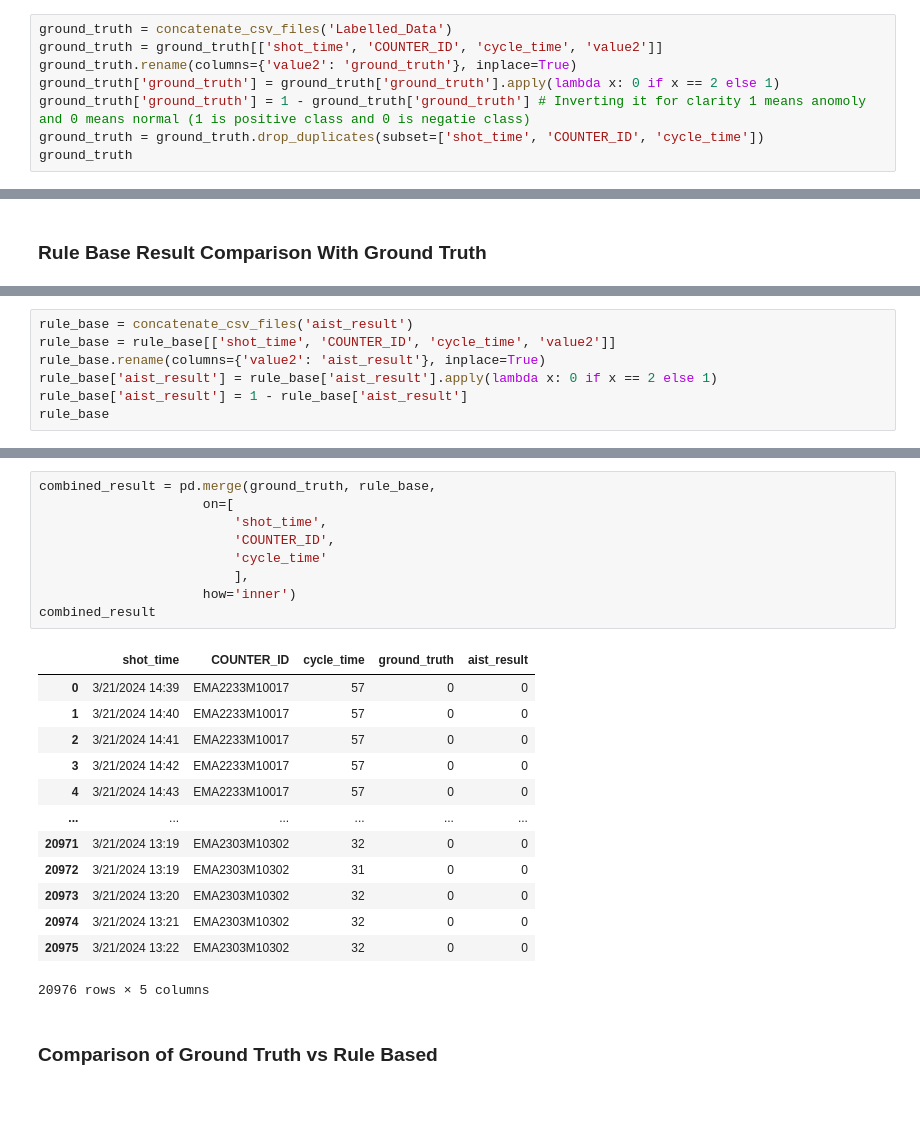
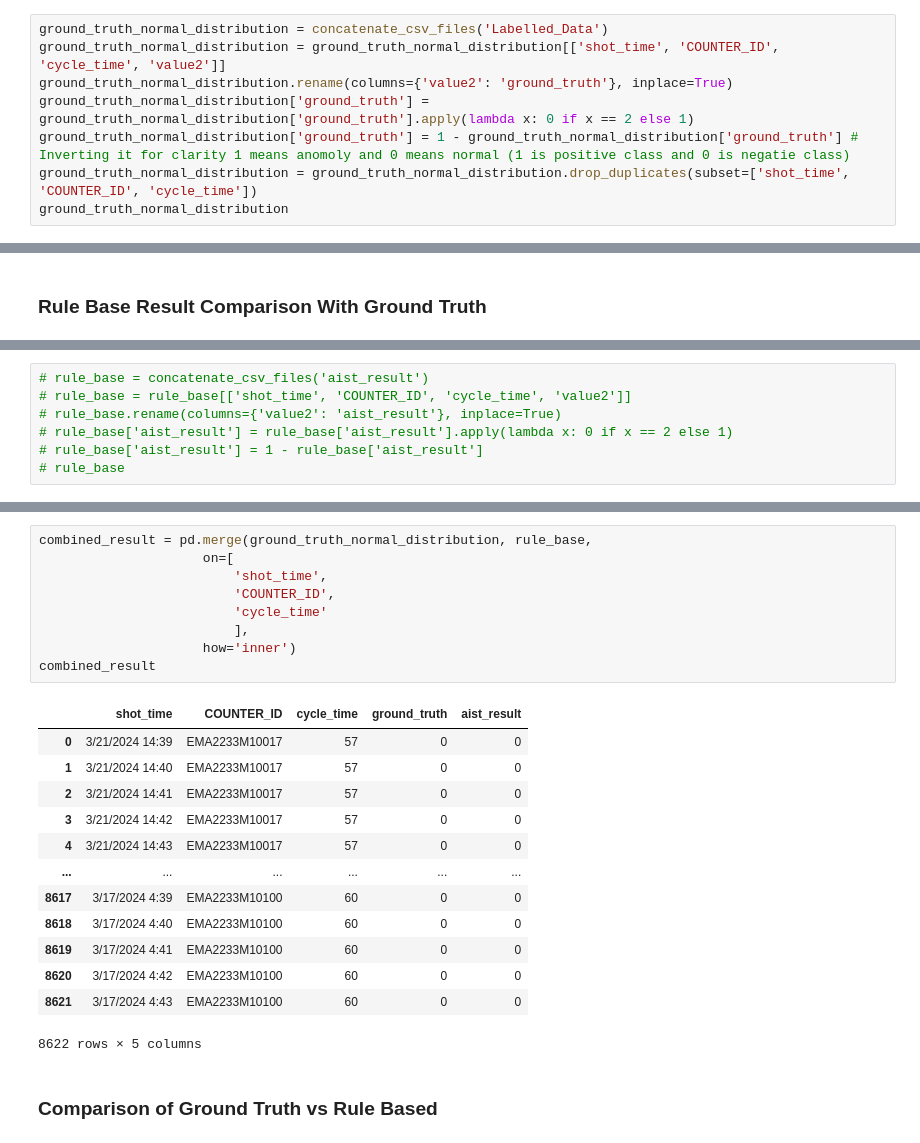
Before and after one commit to uikram/AnomolyDetection, a Jupyter notebook: result_analysis.ipynb, the cells around one changed output, grey strips where cells are left out. Cells and saved outputs as stored; diff of their text form; blank space fills up the shorter version.

```diff
--- a/result_analysis.ipynb
+++ b/result_analysis.ipynb
@@ -28,13 +30,13 @@ def concatenate_csv_files(folder_path):
 # %% [markdown]
 ### Create Ground Truth
 # %%
-ground_truth = concatenate_csv_files('Labelled_Data')
-ground_truth = ground_truth[['shot_time', 'COUNTER_ID', 'cycle_time', 'value2']]
-ground_truth.rename(columns={'value2': 'ground_truth'}, inplace=True)
-ground_truth['ground_truth'] = ground_truth['ground_truth'].apply(lambda x: 0 if x == 2 else 1)
-ground_truth['ground_truth'] = 1 - ground_truth['ground_truth'] # Inverting it for clarity 1 means anomoly and 0 means normal (1 is positive class and 0 is negatie class)
-ground_truth = ground_truth.drop_duplicates(subset=['shot_time', 'COUNTER_ID', 'cycle_time'])
-ground_truth
+ground_truth_normal_distribution = concatenate_csv_files('Labelled_Data')
+ground_truth_normal_distribution = ground_truth_normal_distribution[['shot_time', 'COUNTER_ID', 'cycle_time', 'value2']]
+ground_truth_normal_distribution.rename(columns={'value2': 'ground_truth'}, inplace=True)
+ground_truth_normal_distribution['ground_truth'] = ground_truth_normal_distribution['ground_truth'].apply(lambda x: 0 if x == 2 else 1)
+ground_truth_normal_distribution['ground_truth'] = 1 - ground_truth_normal_distribution['ground_truth'] # Inverting it for clarity 1 means anomoly and 0 means normal (1 is positive class and 0 is negatie class)
+ground_truth_normal_distribution = ground_truth_normal_distribution.drop_duplicates(subset=['shot_time', 'COUNTER_ID', 'cycle_time'])
+ground_truth_normal_distribution
 # %% [output]
 |  | shot_time | COUNTER_ID | cycle_time | ground_truth |
 | 0 | 3/21/2024 14:39 | EMA2233M10017 | 57 | 0 |
@@ -54,10 +78,10 @@ ground_truth
 # %%
-rule_base = concatenate_csv_files('aist_result')
-rule_base = rule_base[['shot_time', 'COUNTER_ID', 'cycle_time', 'value2']]
-rule_base.rename(columns={'value2': 'aist_result'}, inplace=True)
-rule_base['aist_result'] = rule_base['aist_result'].apply(lambda x: 0 if x == 2 else 1)
-rule_base['aist_result'] = 1 - rule_base['aist_result']
-rule_base
+# rule_base = concatenate_csv_files('aist_result')
+# rule_base = rule_base[['shot_time', 'COUNTER_ID', 'cycle_time', 'value2']]
+# rule_base.rename(columns={'value2': 'aist_result'}, inplace=True)
+# rule_base['aist_result'] = rule_base['aist_result'].apply(lambda x: 0 if x == 2 else 1)
+# rule_base['aist_result'] = 1 - rule_base['aist_result']
+# rule_base
 # %% [output]
 |  | shot_time | COUNTER_ID | cycle_time | aist_result |
 | 0 | 2022-07-07 23:39:24 | EMA2227A10005 | 20 | 0 |
@@ -75,25 +108,25 @@ rule_base
 # %%
-combined_result = pd.merge(ground_truth, rule_base,
+combined_result = pd.merge(ground_truth_normal_distribution, rule_base,
                      on=[
                          'shot_time',
                          'COUNTER_ID',
                          'cycle_time'
                          ],
                      how='inner')
 combined_result
 # %% [output]
 |  | shot_time | COUNTER_ID | cycle_time | ground_truth | aist_result |
 | 0 | 3/21/2024 14:39 | EMA2233M10017 | 57 | 0 | 0 |
 | 1 | 3/21/2024 14:40 | EMA2233M10017 | 57 | 0 | 0 |
 | 2 | 3/21/2024 14:41 | EMA2233M10017 | 57 | 0 | 0 |
 | 3 | 3/21/2024 14:42 | EMA2233M10017 | 57 | 0 | 0 |
 | 4 | 3/21/2024 14:43 | EMA2233M10017 | 57 | 0 | 0 |
 | ... | ... | ... | ... | ... | ... |
-| 20971 | 3/21/2024 13:19 | EMA2303M10302 | 32 | 0 | 0 |
-| 20972 | 3/21/2024 13:19 | EMA2303M10302 | 31 | 0 | 0 |
-| 20973 | 3/21/2024 13:20 | EMA2303M10302 | 32 | 0 | 0 |
-| 20974 | 3/21/2024 13:21 | EMA2303M10302 | 32 | 0 | 0 |
-| 20975 | 3/21/2024 13:22 | EMA2303M10302 | 32 | 0 | 0 |
+| 8617 | 3/17/2024 4:39 | EMA2233M10100 | 60 | 0 | 0 |
+| 8618 | 3/17/2024 4:40 | EMA2233M10100 | 60 | 0 | 0 |
+| 8619 | 3/17/2024 4:41 | EMA2233M10100 | 60 | 0 | 0 |
+| 8620 | 3/17/2024 4:42 | EMA2233M10100 | 60 | 0 | 0 |
+| 8621 | 3/17/2024 4:43 | EMA2233M10100 | 60 | 0 | 0 |
-20976 rows × 5 columns
+8622 rows × 5 columns
 # %% [markdown]
 ### Comparison of Ground Truth vs Rule Based
```
Also changed, not shown: parts of 49 cells of this notebook, 3 other files.
